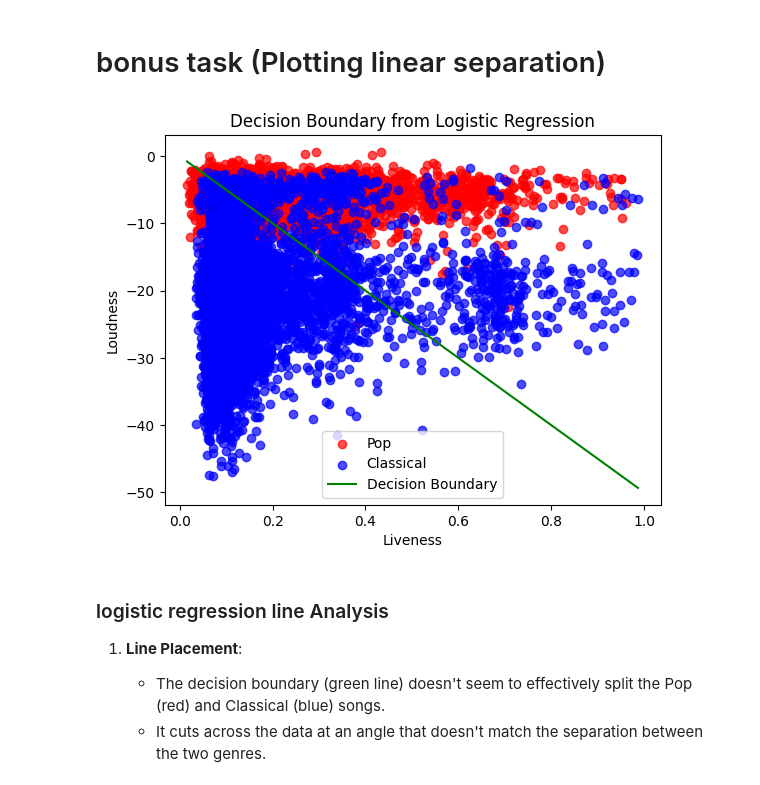
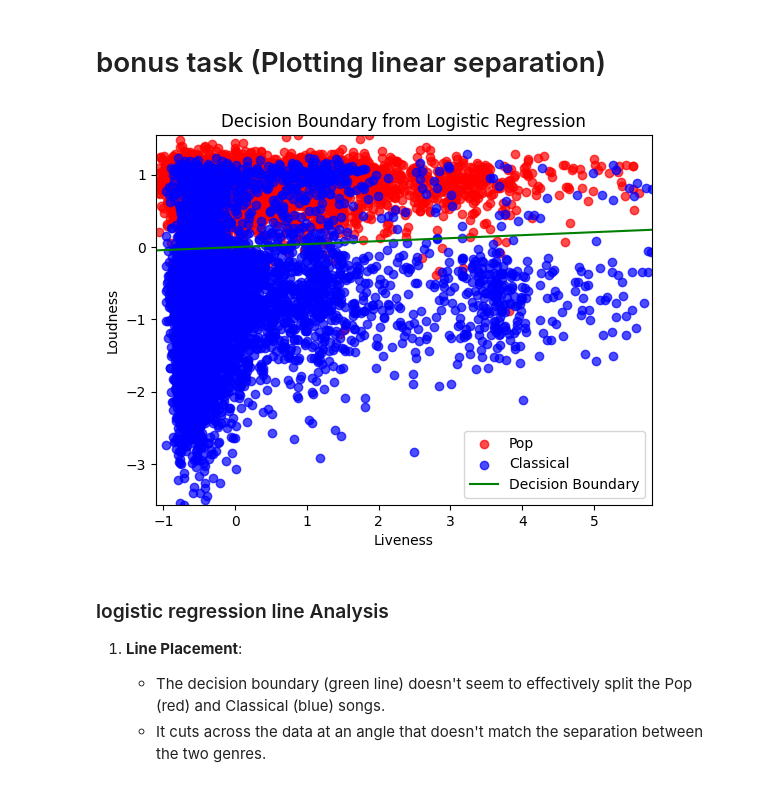
Before and after one commit to tihassfjord/RepDatWest, a Jupyter notebook: code/assignment1_2.ipynb, the cells around one changed output. Cells and saved outputs as stored; diff of their text form; code cells hidden in the pictures.

Commit message:
Update assignment1_2.ipynb
added homemade standardscaler

```diff
--- a/code/assignment1_2.ipynb
+++ b/code/assignment1_2.ipynb
@@ -151,6 +150,20 @@ print(f'Training Feature: {X_train.shape[0]}')
 print(f'Training Labels: {y_train.shape[0]}')
 print(f'Test Features: {X_test.shape[0]}')
 print(f'Test Labels: {y_test.shape[0]}')
+
+
+# Initialize custom scaler
+scaler = CustomStandardScaler()
+
+# Fit and transform the dataset
+X_train_scaled = scaler.fit_transform(X_train)
+X_test_scaled = scaler.transform(X_test)
+
+# Output the scaled data
+# print(X_train_scaled[:5])
+# print(X_train[:5])
+# print(X_test_scaled[:5])
+# print(X_test[:5])
 # %% [output]
 Training Feature: 14913
 Training Labels: 14913
@@ -336,14 +348,15 @@ def predict(X, weights):
     return (y_pred >= 0.5).astype(int)  # Convert probabilities to binary labels (0 or 1)
 
 # Parameters
-learning_rate = 0.001
-epochs = 100
+learning_rate = 0.0001
+epochs = 20
 
  # Shuffle the data at the start of each epoch to avoid biased gradients (due to order)
-np.random.seed(42)  # For reproducibility
+# np.random.seed(42)  # For reproducibility
 indices = np.random.permutation(len(X_train))  # Shuffle indices
-X_shuffled = X_train[indices]  # Apply the shuffled indices to features
+X_shuffled = X_train_scaled[indices]  # Apply the shuffled indices to features
 y_shuffled = y_train[indices]  # Apply the shuffled indices to labels
+
 
 # Train the logistic regression classifier using SGD
 weights, errors = logistic_sgd(X_shuffled, y_shuffled, learning_rate, epochs)
@@ -364,12 +377,12 @@ plt.show()
 # print(f"Accuracy on the training set: {accuracy * 100:.2f}%")
 
 # Calculate training accuracy
-y_train_pred = predict(X_train, weights)
+y_train_pred = predict(X_train_scaled, weights)
 train_accuracy = np.mean(y_train_pred == y_train)
 print(f"Training Accuracy: {train_accuracy * 100:.2f}%")
 
 # Calculate test accuracy
-y_test_pred = predict(X_test, weights)
+y_test_pred = predict(X_test_scaled, weights)
 test_accuracy = np.mean(y_test_pred == y_test)
 print(f"Test Accuracy: {test_accuracy * 100:.2f}%")
 # %% [output]
@@ -613,33 +464,35 @@ Accuracy on the test set: 70.96%
 # bonus task (Plotting linear separation)
 # %%
 # Plot the data and linear decision boundary
-# Define decision boundary function
-def decision_boundary(x1, weights):
+def decision_boundary(x1, weights, intercept=0):
     w1, w2 = weights[0], weights[1]  # Extract weights for liveness (x1) and loudness (x2)
-    intercept = 0  # Assuming no intercept term (or include it if there is one)
     return -(w1 / w2) * x1 - (intercept / w2)  # Rearrange to get loudness (x2) in terms of liveness (x1)
 
-# Generate liveness values for plotting (covering the range of your data)
-x1_range = np.linspace(X_train[:, 0].min(), X_train[:, 0].max(), 100)
+# Generate liveness values for plotting, make sure it covers the entire x-axis
+x1_range = np.linspace(X_train_scaled[:, 0].min(), X_train_scaled[:, 0].max(), 100)
 
 # Calculate corresponding loudness values using the decision boundary equation
 x2_range = decision_boundary(x1_range, weights)
 
 # Scatter plot of the original data
-plt.scatter(X_train[y_train == 1][:, 0], X_train[y_train == 1][:, 1], color='red', label='Pop', alpha=0.7)
-plt.scatter(X_train[y_train == 0][:, 0], X_train[y_train == 0][:, 1], color='blue', label='Classical', alpha=0.7)
+plt.scatter(X_train_scaled[y_train == 1][:, 0], X_train_scaled[y_train == 1][:, 1], color='red', label='Pop', alpha=0.7)
+plt.scatter(X_train_scaled[y_train == 0][:, 0], X_train_scaled[y_train == 0][:, 1], color='blue', label='Classical', alpha=0.7)
 
 # Plot the decision boundary
 plt.plot(x1_range, x2_range, color='green', label='Decision Boundary')
+
+# Set x and y axis limits to make sure the line and data are visible
+plt.xlim(X_train_scaled[:, 0].min(), X_train_scaled[:, 0].max())
+plt.ylim(X_train_scaled[:, 1].min(), X_train_scaled[:, 1].max())
 
 # Labels and legend
 plt.xlabel('Liveness')
 plt.ylabel('Loudness')
 plt.legend()
 plt.title('Decision Boundary from Logistic Regression')
 plt.show()
 # %% [output]
-[figure, old version]
+[figure, new version]
 # %% [markdown]
 ### logistic regression line Analysis
 
```
Also changed, not shown: parts of 11 cells of this notebook.
